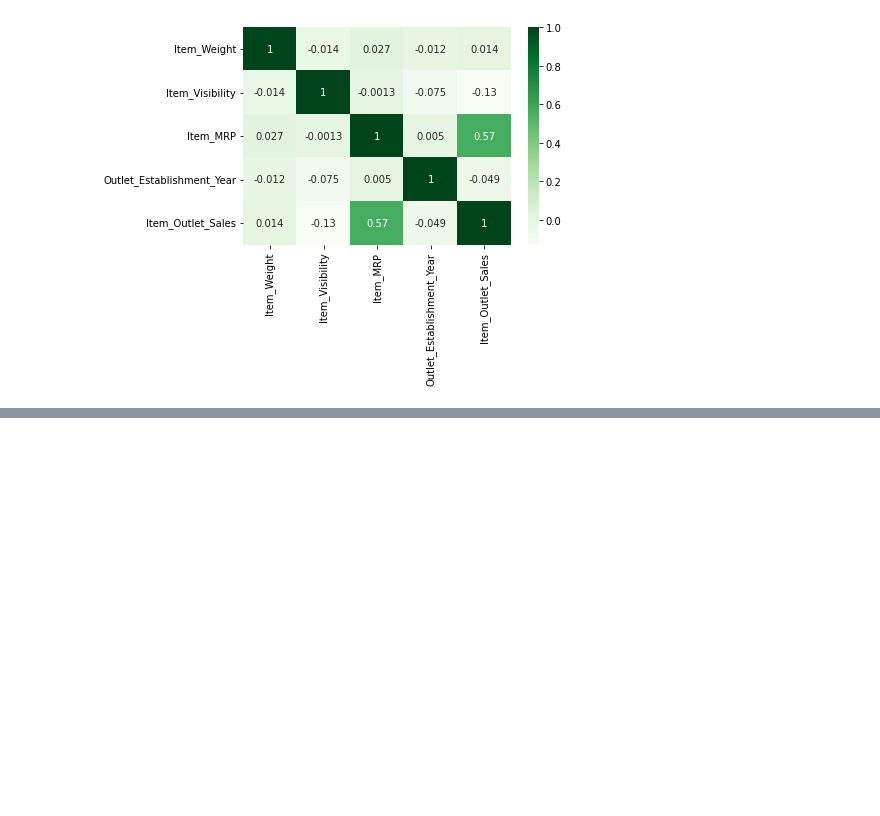
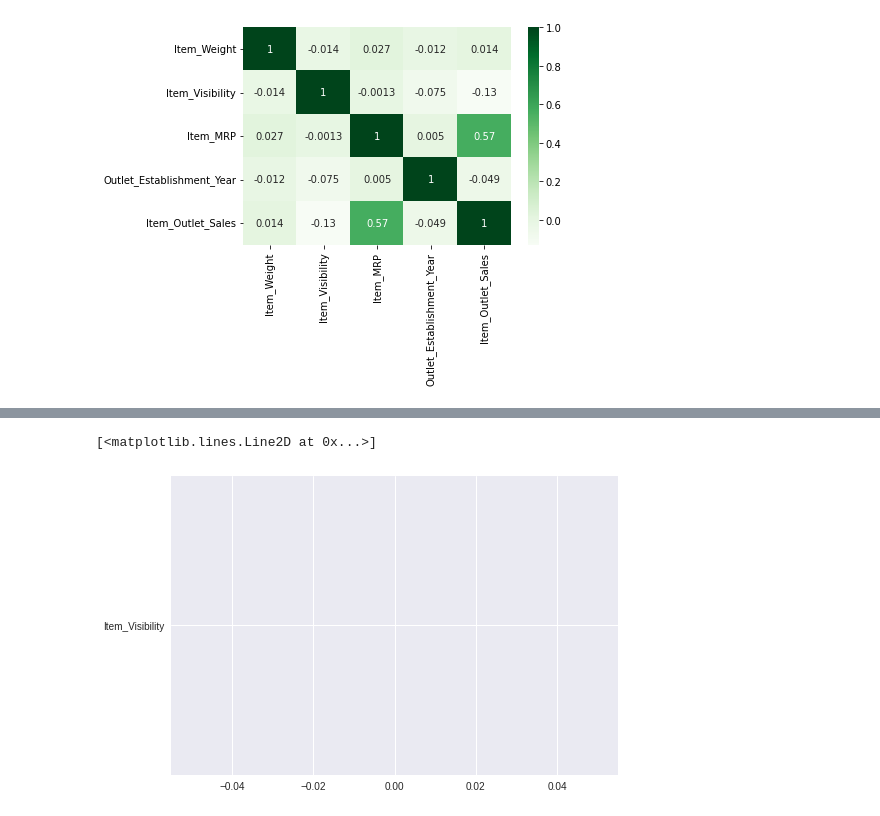
Before and after one commit to tendomart/food-sales-predictions, a Jupyter notebook: food_sales_predictions.ipynb, the cells around one changed output, grey strips where cells are left out. Saved outputs shown, nothing was run; the diff lists cells and outputs as text; code cells hidden in the pictures; blank space fills up the shorter version.

```diff
--- a/food_sales_predictions.ipynb
+++ b/food_sales_predictions.ipynb
@@ -61,0 +125,5 @@ sns.heatmap(corr ,cmap = 'Greens', annot = True )
+# %%
+plt.plot(['Item_Visibility', 'Item_Outlet_Sales'])
+# %% [output]
+[<matplotlib.lines.Line2D at 0x...>]
+[figure, added]
```
Also changed, not shown: parts of 5 cells of this notebook.
